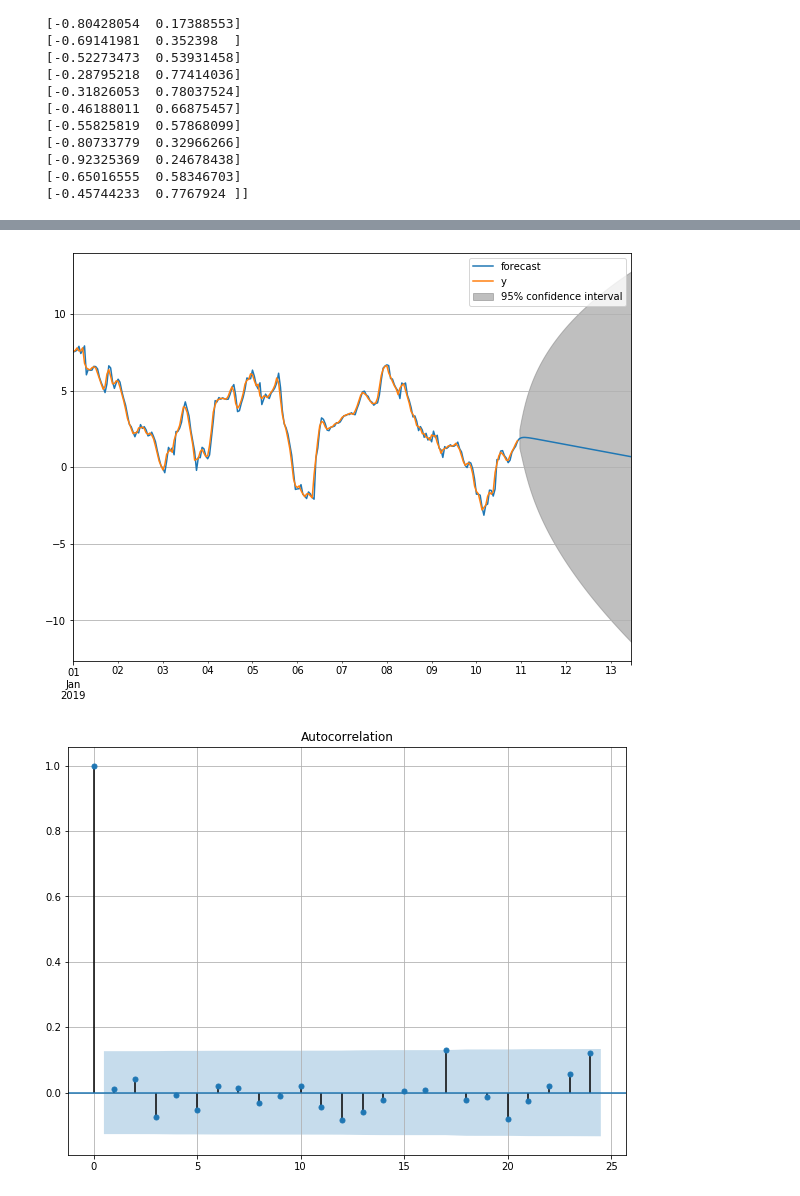
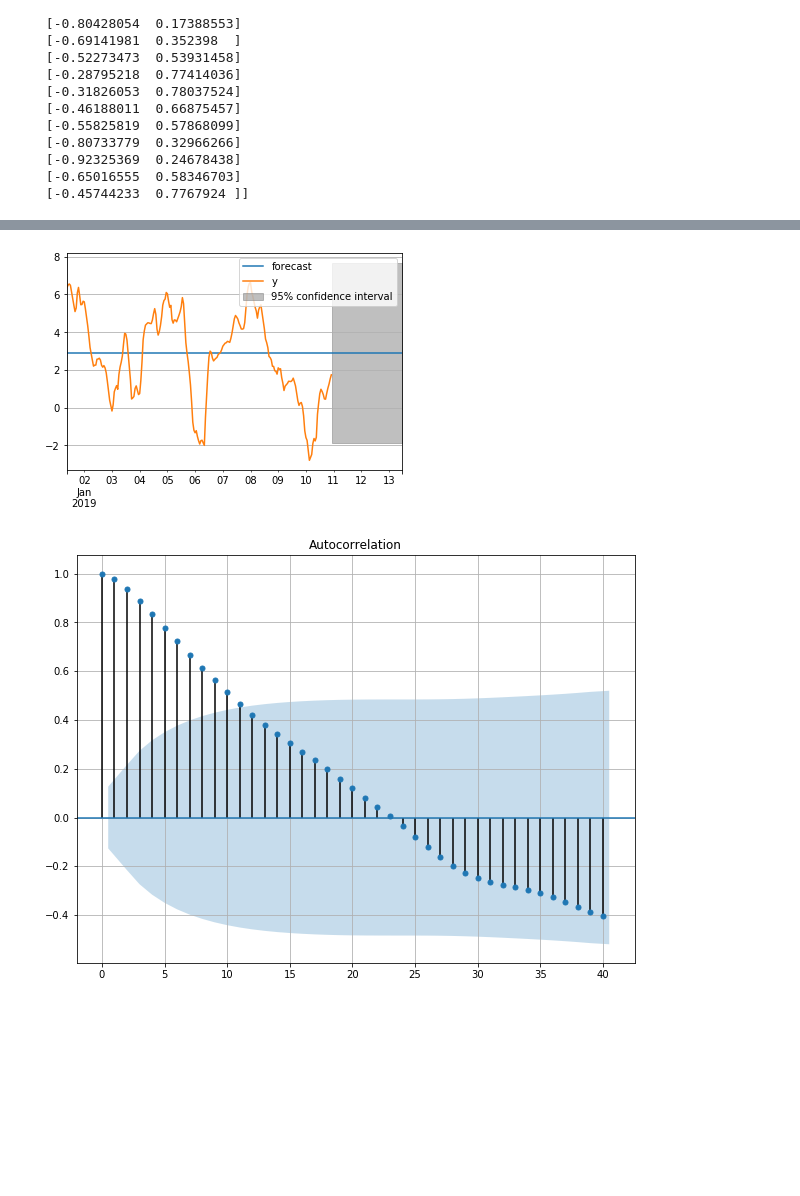
Before and after one commit to meldevigolsen/DMI, a Jupyter notebook: arima.ipynb, the cells around one changed output, grey strips where cells are left out. Cells and saved outputs as stored; diff of their text form; code cells hidden in the pictures; blank space fills up the shorter version.

Commit message:
Almost there with arima and sarimax

```diff
--- a/arima.ipynb
+++ b/arima.ipynb
@@ -173,13 +188,14 @@ end_date = datetime.datetime.strptime('10/1-2019', '%d/%m-%Y')
 data_batch = api.get_data_timespan(area, objects.DataTypes.TEMPERATURE, objects.Intervals.HOURLY, start_date,
                                        end_date)
 data = data_batch.dmi_series_list[0].series
-model = ARIMA(data, (1,1,1))
+model = ARIMA(data, (0,0,0))
 model_fit: ARIMAResults = model.fit(disp=0)
 print(model_fit.predict(end=300))
-fig: pyplot.Figure = model_fit.plot_predict(end=300)
+print(model_fit.forecast(10))
+pfig: pyplot.Figure = model_fit.plot_predict(start=10,end=300)
 fig.set_size_inches(10,7.5)
 pyplot.grid()
-fig: pyplot.Figure = plot_acf(model_fit.resid)
+fig: pyplot.Figure = plot_acf(model_fit.resid,lags=40)
 fig.set_size_inches(10,7.5)
 pyplot.grid()
 
@@ -202,2 +223,2 @@ Freq: H, Length: 300, dtype: float64
-[figure, old version]
+[figure, new version]
-[figure, old version]
+[figure, new version]
```
Also changed, not shown: parts of 3 cells of this notebook, 6 other files.
